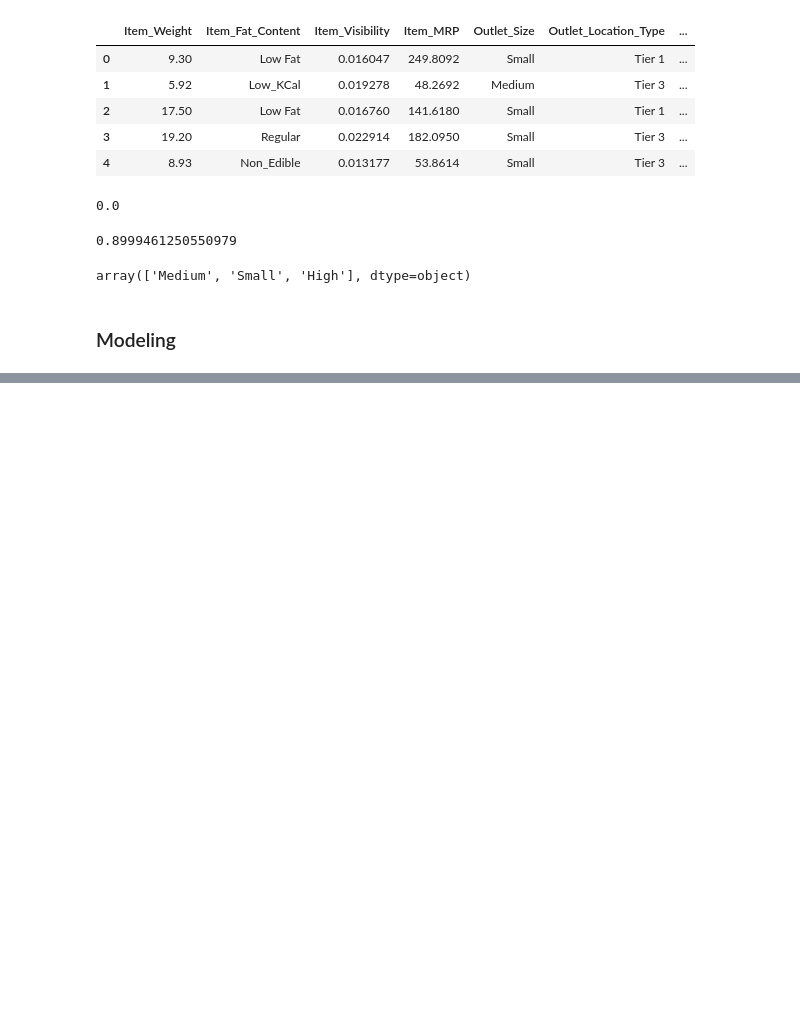
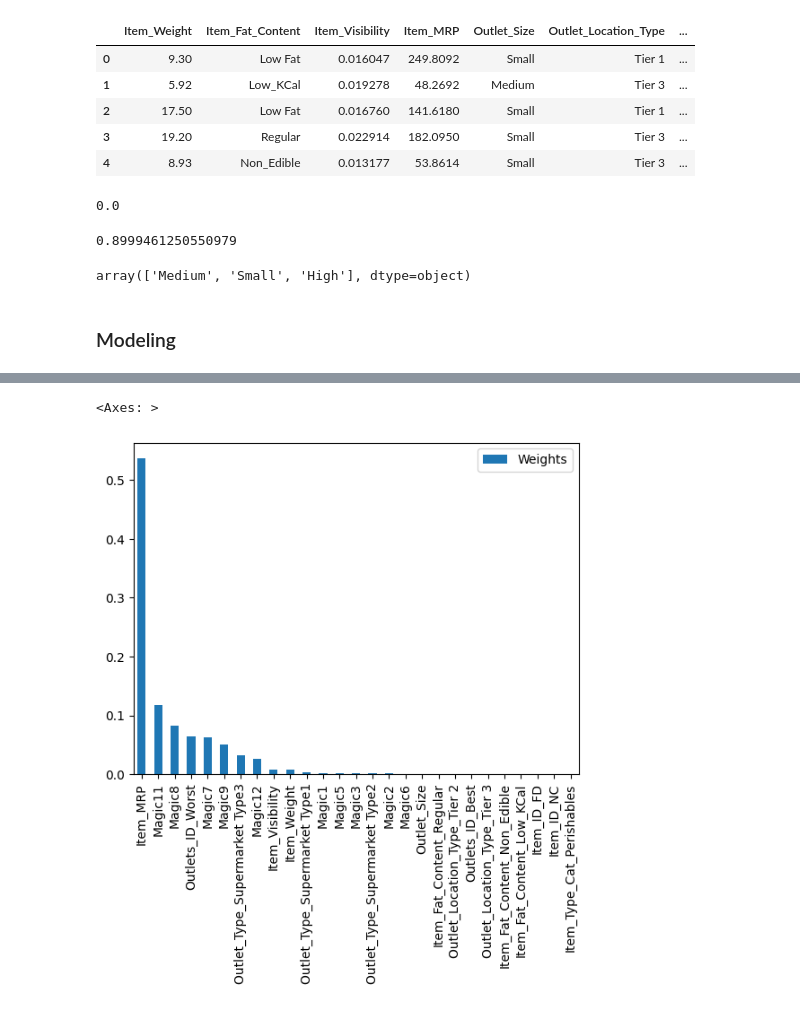
Before and after one commit to mukul-mschauhan/big-mart, a Jupyter notebook: Bigmart_Sales_Statistics_Version.ipynb, the cells around one changed output, grey strips where cells are left out. Cells and saved outputs as stored; diff of their text form; code cells hidden in the pictures; blank space fills up the shorter version.

```diff
--- a/Bigmart_Sales_Statistics_Version.ipynb
+++ b/Bigmart_Sales_Statistics_Version.ipynb
@@ -945,0 +955,7 @@ pred = lr.fit(dummyx, y).predict(dummytest)
+# %%
+# Gradient Boosting Machines
+from sklearn.ensemble import GradientBoostingRegressor
+
+# Machine Instance
+gbm = GradientBoostingRegressor()
+pred = gbm.fit(dummyx, y).predict(dummytest)
@@ -967,0 +984,12 @@ weights = pd.DataFrame(lr.coef_,
+# %%
+# Analysis of Weights
+weights = pd.DataFrame(gbm.feature_importances_,
+                       columns = ["Weights"], index = dummyx.columns)
+
+# Visualizing the Weights
+
+weights.sort_values(by = "Weights",
+                    ascending = False).plot(kind = "bar")
+# %% [output]
+<Axes: >
+[figure, added]
```
Also changed, not shown: parts of 19 cells of this notebook.
